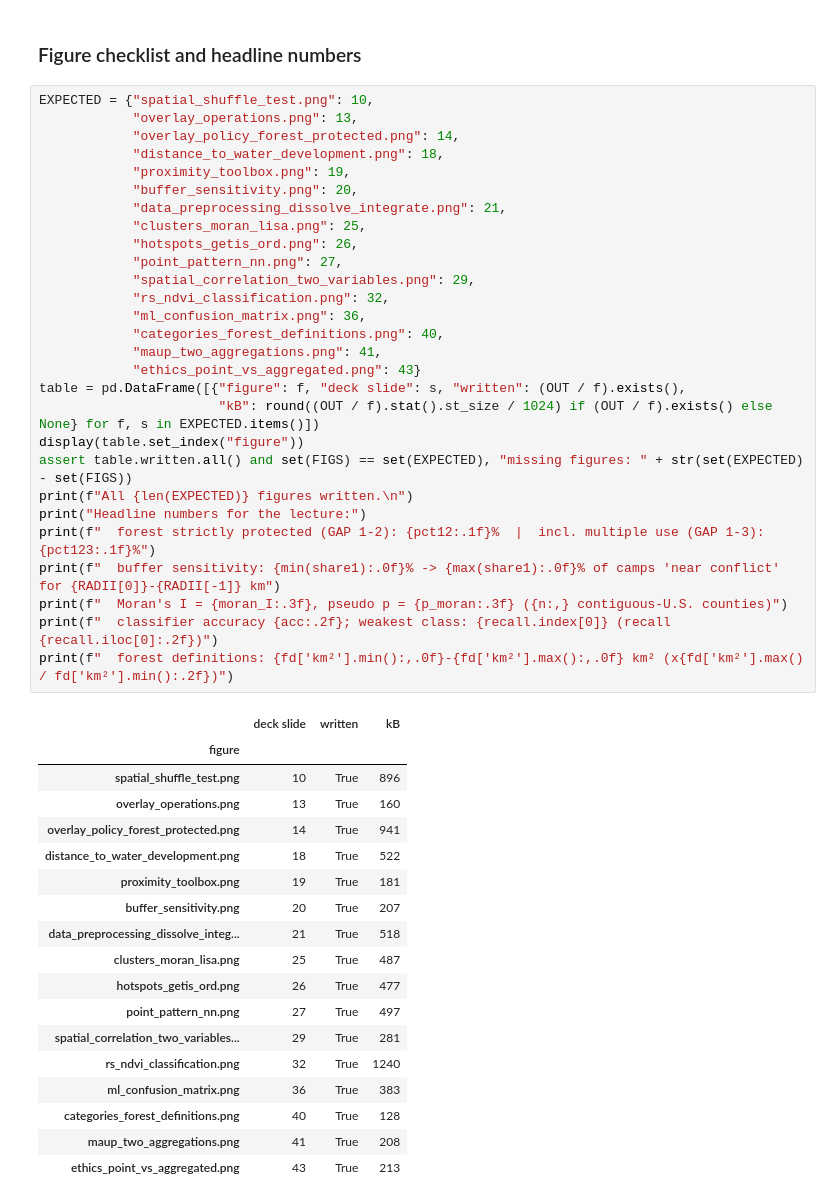
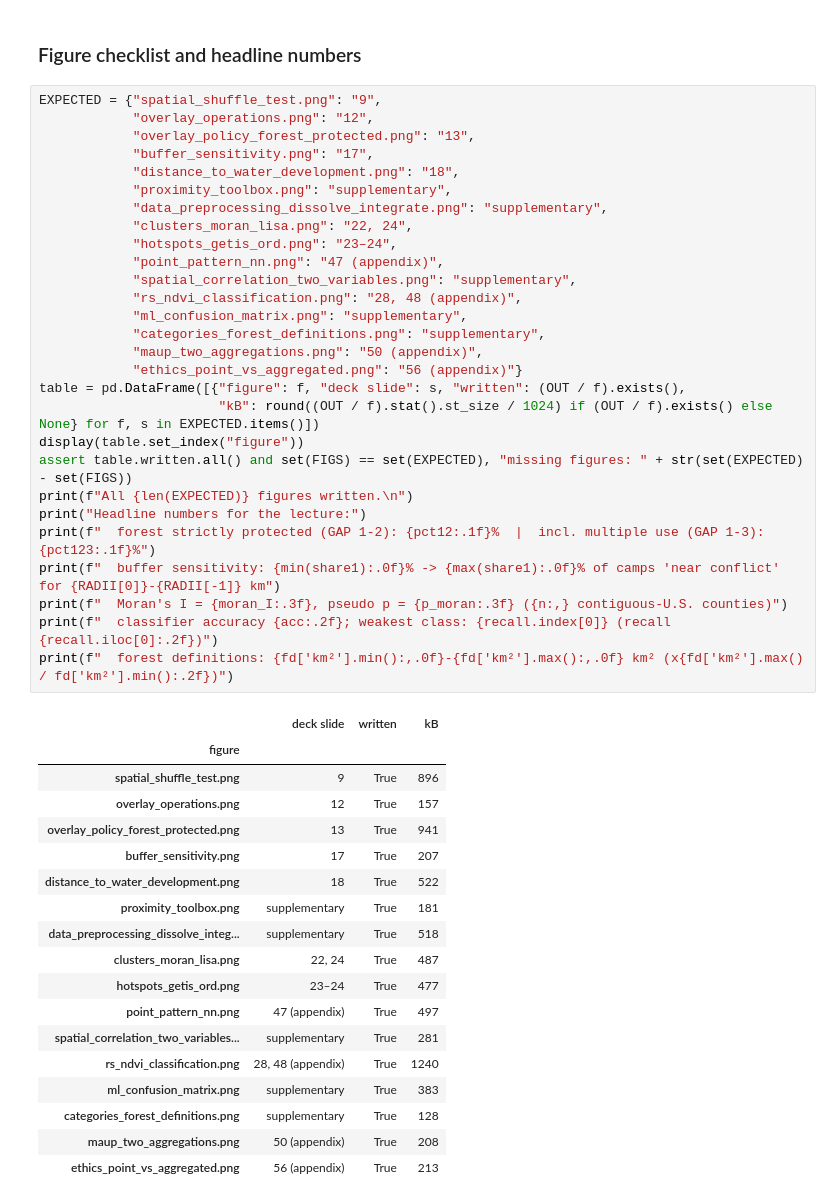
Before and after one commit to VienJou/Week8_GLBL570_Spatial-Analysis-for-Global-Studies, a Jupyter notebook: GLBL570_Week8_Spatial_Analysis_Lab.ipynb, the cells around one changed output. Drawn from its saved outputs; the diff is of its cells as text.

```diff
--- a/GLBL570_Week8_Spatial_Analysis_Lab.ipynb
+++ b/GLBL570_Week8_Spatial_Analysis_Lab.ipynb
@@ -1326,52 +1318,52 @@ QGIS layers written to outputs/week8_outputs.gpkg
 # %% [markdown]
 ### Figure checklist and headline numbers
 # %%
-EXPECTED = {"spatial_shuffle_test.png": 10,
-            "overlay_operations.png": 13,
-            "overlay_policy_forest_protected.png": 14,
-            "distance_to_water_development.png": 18,
-            "proximity_toolbox.png": 19,
-            "buffer_sensitivity.png": 20,
-            "data_preprocessing_dissolve_integrate.png": 21,
-            "clusters_moran_lisa.png": 25,
-            "hotspots_getis_ord.png": 26,
-            "point_pattern_nn.png": 27,
-            "spatial_correlation_two_variables.png": 29,
-            "rs_ndvi_classification.png": 32,
-            "ml_confusion_matrix.png": 36,
-            "categories_forest_definitions.png": 40,
-            "maup_two_aggregations.png": 41,
-            "ethics_point_vs_aggregated.png": 43}
+EXPECTED = {"spatial_shuffle_test.png": "9",
+            "overlay_operations.png": "12",
+            "overlay_policy_forest_protected.png": "13",
+            "buffer_sensitivity.png": "17",
+            "distance_to_water_development.png": "18",
+            "proximity_toolbox.png": "supplementary",
+            "data_preprocessing_dissolve_integrate.png": "supplementary",
+            "clusters_moran_lisa.png": "22, 24",
+            "hotspots_getis_ord.png": "23–24",
+            "point_pattern_nn.png": "47 (appendix)",
+            "spatial_correlation_two_variables.png": "supplementary",
+            "rs_ndvi_classification.png": "28, 48 (appendix)",
+            "ml_confusion_matrix.png": "supplementary",
+            "categories_forest_definitions.png": "supplementary",
+            "maup_two_aggregations.png": "50 (appendix)",
+            "ethics_point_vs_aggregated.png": "56 (appendix)"}
 table = pd.DataFrame([{"figure": f, "deck slide": s, "written": (OUT / f).exists(),
                        "kB": round((OUT / f).stat().st_size / 1024) if (OUT / f).exists() else None} for f, s in EXPECTED.items()])
 display(table.set_index("figure"))
 assert table.written.all() and set(FIGS) == set(EXPECTED), "missing figures: " + str(set(EXPECTED) - set(FIGS))
 print(f"All {len(EXPECTED)} figures written.\n")
 print("Headline numbers for the lecture:")
 print(f"  forest strictly protected (GAP 1-2): {pct12:.1f}%  |  incl. multiple use (GAP 1-3): {pct123:.1f}%")
 print(f"  buffer sensitivity: {min(share1):.0f}% -> {max(share1):.0f}% of camps 'near conflict' for {RADII[0]}-{RADII[-1]} km")
 print(f"  Moran's I = {moran_I:.3f}, pseudo p = {p_moran:.3f} ({n:,} contiguous-U.S. counties)")
 print(f"  classifier accuracy {acc:.2f}; weakest class: {recall.index[0]} (recall {recall.iloc[0]:.2f})")
 print(f"  forest definitions: {fd['km²'].min():,.0f}-{fd['km²'].max():,.0f} km² (x{fd['km²'].max() / fd['km²'].min():.2f})")
 # %% [output]
 |  | deck slide | written | kB |
 | figure |  |  |  |
-| spatial_shuffle_test.png | 10 | True | 896 |
-| overlay_operations.png | 13 | True | 160 |
-| overlay_policy_forest_protected.png | 14 | True | 941 |
+| spatial_shuffle_test.png | 9 | True | 896 |
+| overlay_operations.png | 12 | True | 157 |
+| overlay_policy_forest_protected.png | 13 | True | 941 |
+| buffer_sensitivity.png | 17 | True | 207 |
 | distance_to_water_development.png | 18 | True | 522 |
-| proximity_toolbox.png | 19 | True | 181 |
-| buffer_sensitivity.png | 20 | True | 207 |
-| data_preprocessing_dissolve_integ... | 21 | True | 518 |
-| clusters_moran_lisa.png | 25 | True | 487 |
-| hotspots_getis_ord.png | 26 | True | 477 |
-| point_pattern_nn.png | 27 | True | 497 |
-| spatial_correlation_two_variables... | 29 | True | 281 |
-| rs_ndvi_classification.png | 32 | True | 1240 |
-| ml_confusion_matrix.png | 36 | True | 383 |
-| categories_forest_definitions.png | 40 | True | 128 |
-| maup_two_aggregations.png | 41 | True | 208 |
-| ethics_point_vs_aggregated.png | 43 | True | 213 |
+| proximity_toolbox.png | supplementary | True | 181 |
+| data_preprocessing_dissolve_integ... | supplementary | True | 518 |
+| clusters_moran_lisa.png | 22, 24 | True | 487 |
+| hotspots_getis_ord.png | 23–24 | True | 477 |
+| point_pattern_nn.png | 47 (appendix) | True | 497 |
+| spatial_correlation_two_variables... | supplementary | True | 281 |
+| rs_ndvi_classification.png | 28, 48 (appendix) | True | 1240 |
+| ml_confusion_matrix.png | supplementary | True | 383 |
+| categories_forest_definitions.png | supplementary | True | 128 |
+| maup_two_aggregations.png | 50 (appendix) | True | 208 |
+| ethics_point_vs_aggregated.png | 56 (appendix) | True | 213 |
 All 16 figures written.
 
 Headline numbers for the lecture:
```
Also changed, not shown: parts of 47 cells of this notebook, 7 other files.
